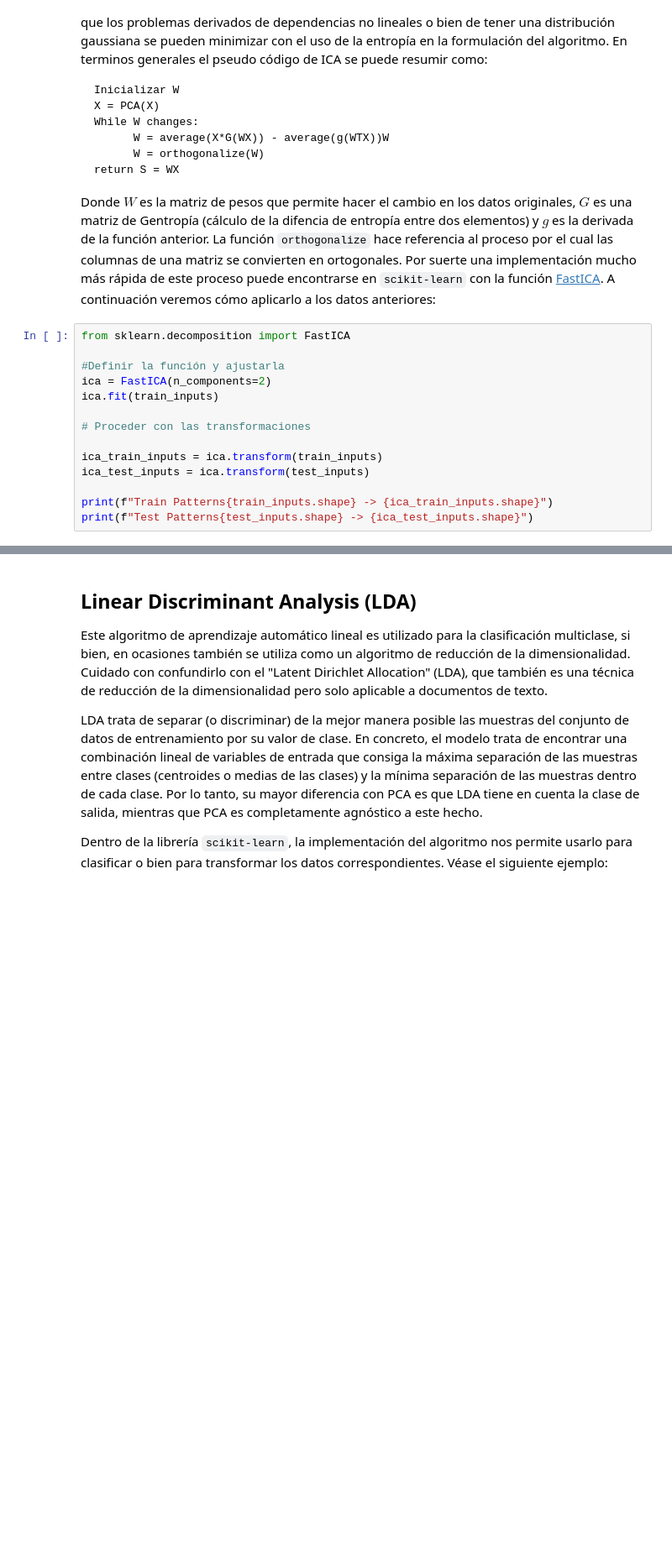
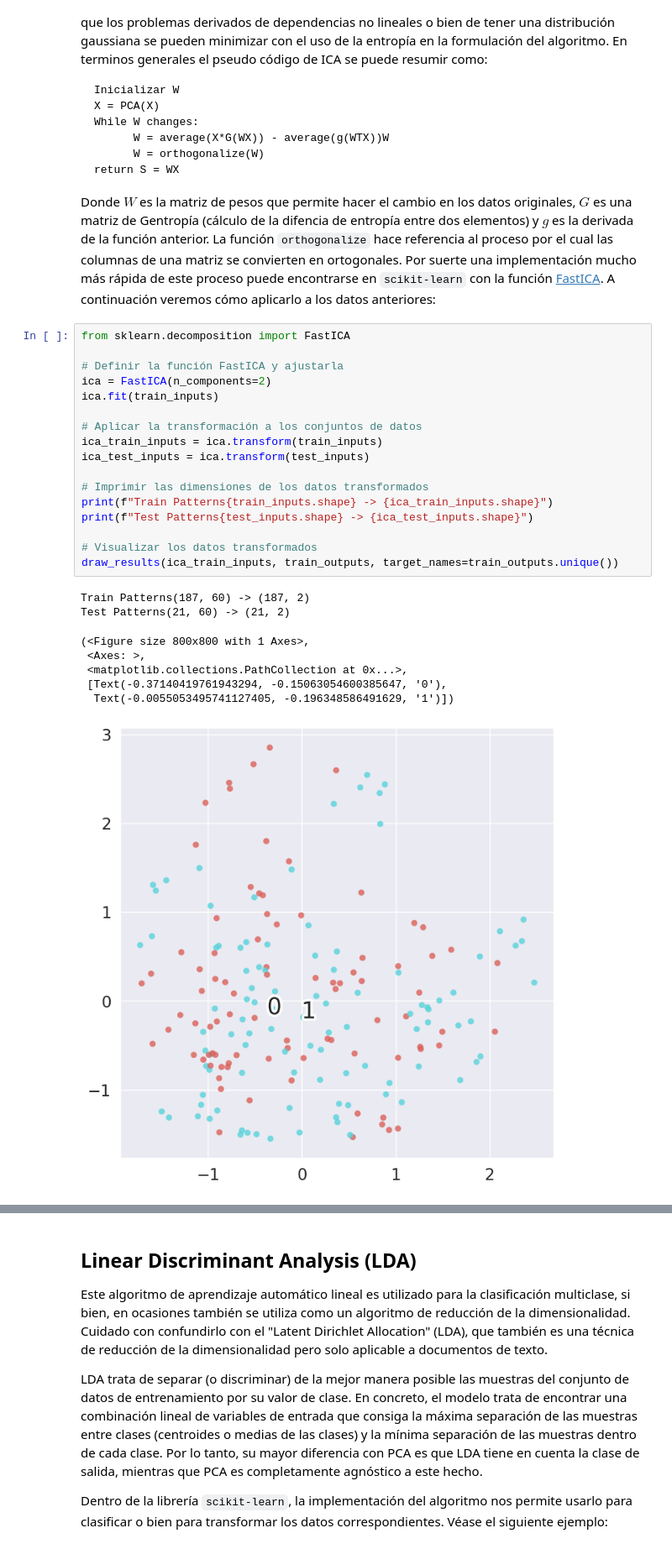
Before and after one commit to EmilioUcelayLojo/AA3, a Jupyter notebook: lab1/lab1.ipynb, the cells around one changed output, grey strips where cells are left out. Shown at 84% size. Drawn from its saved outputs; the diff is of its cells as text; blank space fills up the shorter version.

```diff
--- a/lab1/lab1.ipynb
+++ b/lab1/lab1.ipynb
@@ -390,15 +462,27 @@ Donde $W$ es la matriz de pesos que permite hacer el cambio en los datos origina
 # %%
 from sklearn.decomposition import FastICA
 
-#Definir la función y ajustarla
+# Definir la función FastICA y ajustarla
 ica = FastICA(n_components=2)
 ica.fit(train_inputs)
 
-# Proceder con las transformaciones
-
+# Aplicar la transformación a los conjuntos de datos
 ica_train_inputs = ica.transform(train_inputs)
 ica_test_inputs = ica.transform(test_inputs)
 
+# Imprimir las dimensiones de los datos transformados
 print(f"Train Patterns{train_inputs.shape} -> {ica_train_inputs.shape}")
 print(f"Test Patterns{test_inputs.shape} -> {ica_test_inputs.shape}")
+
+# Visualizar los datos transformados
+draw_results(ica_train_inputs, train_outputs, target_names=train_outputs.unique())
+# %% [output]
+Train Patterns(187, 60) -> (187, 2)
+Test Patterns(21, 60) -> (21, 2)
+(<Figure size 800x800 with 1 Axes>,
+ <Axes: >,
+ <matplotlib.collections.PathCollection at 0x...>,
+ [Text(-0.37140419761943294, -0.15063054600385647, '0'),
+  Text(-0.0055053495741127405, -0.196348586491629, '1')])
+[figure, added]
 # %%
```
Also changed, not shown: parts of 16 cells of this notebook.
